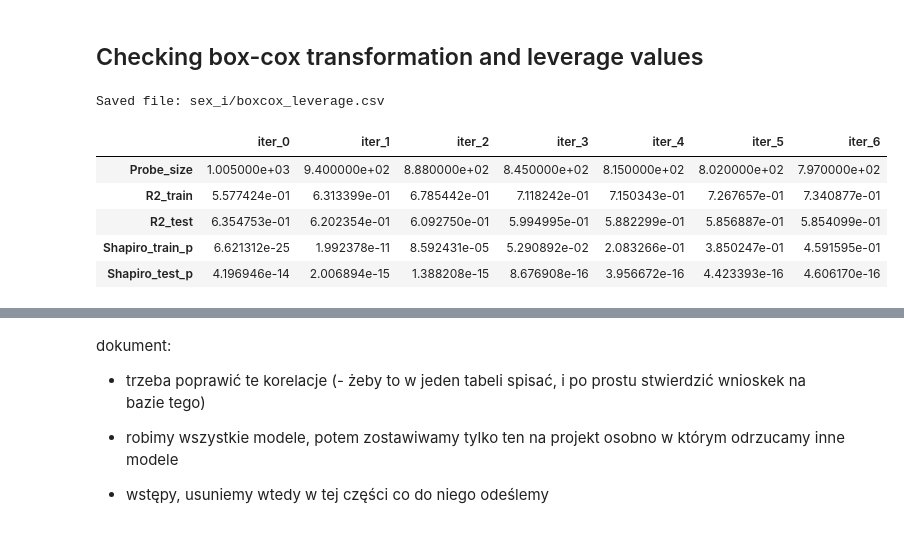
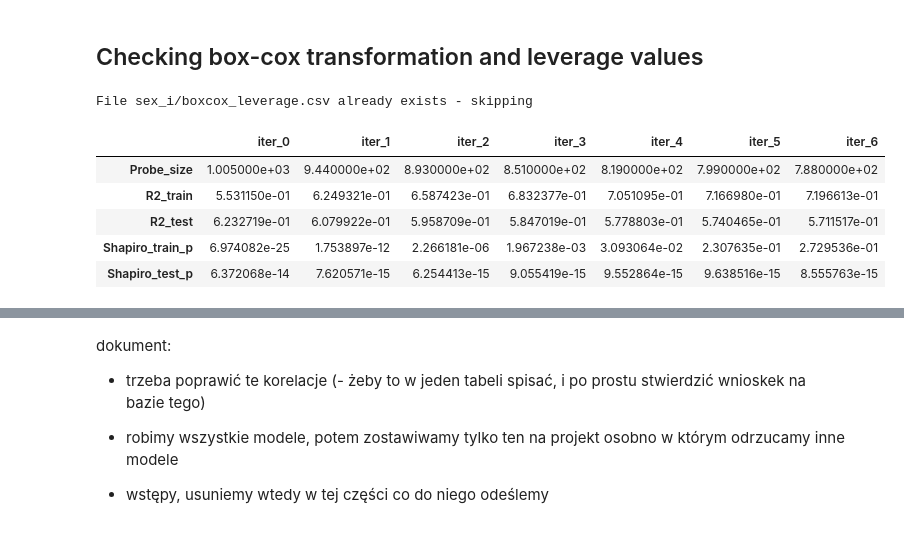
Before and after one commit to maxi7524/econometry_project_abalone, a Jupyter notebook: projekt_python.ipynb, the cells around one changed output, grey strips where cells are left out. Drawn from its saved outputs; the diff is of its cells as text; code cells hidden in the pictures.

```diff
--- a/projekt_python.ipynb
+++ b/projekt_python.ipynb
@@ -593,6 +593,8 @@ File sex_i/vifs_after_F_test.csv already exists - skipping
 # %% [markdown]
 ## Checking box-cox transformation and leverage values
 # %%
+#### TA JEST NA BRUDNO, MOŻNA ZOBACZYĆ
+
 from sklearn.model_selection import train_test_split
 from sklearn.compose import ColumnTransformer
 from sklearn.preprocessing import PowerTransformer
@@ -609,7 +611,7 @@ def compute_r2(model, X, y):
 def fit_boxcox_transformer(X):
     boxcox_cols = list(range(1, X.shape[1]))
     ct = ColumnTransformer(
-        [("yeo_johnson", PowerTransformer(method="yeo-johnson"), boxcox_cols)],
+        [("box-cox", PowerTransformer(method="box-cox"), boxcox_cols)],
         remainder="passthrough"
     )
     ct.fit(X)
@@ -621,7 +623,7 @@ y = y_local
 X_train, X_test, y_train, y_test = train_test_split(X_glob, y, test_size=0.25, random_state=seed)
 
 # # Transform y_train za pomocą Yeo–Johnson
-# pty = PowerTransformer(method="yeo-johnson")
+# pty = PowerTransformer(method="box-cox")
 # y_train_arr = pty.fit_transform(y_train.values.reshape(-1, 1)).flatten()
 # y_train = pd.Series(y_train_arr, index=y_train.index)
 
@@ -630,17 +632,17 @@ X_train, X_test, y_train, y_test = train_test_split(X_glob, y, test_size=0.25, r
 # y_test = pd.Series(y_test_arr, index=y_test.index)
 
 
-ct = fit_boxcox_transformer(X_train)
-# Transform X_train
-X_train_arr = ct.transform(X_train)
-boxcox_cols = ct.transformers_[0][2]
-non_boxcox = [i for i in range(X_train.shape[1]) if i not in boxcox_cols]
-new_col_names = [X_train.columns[i] for i in boxcox_cols] + [X_train.columns[i] for i in non_boxcox]
-X_train = pd.DataFrame(X_train_arr, index=X_train.index, columns=new_col_names)[X_train.columns.tolist()]
+# ct = fit_boxcox_transformer(X_train)
+# # Transform X_train
+# X_train_arr = ct.transform(X_train)
+# boxcox_cols = ct.transformers_[0][2]
+# non_boxcox = [i for i in range(X_train.shape[1]) if i not in boxcox_cols]
+# new_col_names = [X_train.columns[i] for i in boxcox_cols] + [X_train.columns[i] for i in non_boxcox]
+# X_train = pd.DataFrame(X_train_arr, index=X_train.index, columns=new_col_names)[X_train.columns.tolist()]
 
-# Transform X_test using the same transformer and columns
-X_test_arr = ct.transform(X_test)
-X_test = pd.DataFrame(X_test_arr, index=X_test.index, columns=new_col_names)[X_train.columns.tolist()]
+# # Transform X_test using the same transformer and columns
+# X_test_arr = ct.transform(X_test)
+# X_test = pd.DataFrame(X_test_arr, index=X_test.index, columns=new_col_names)[X_train.columns.tolist()]
 
 indices = {0: X_train.index}
 metrics = {}
@@ -648,36 +650,36 @@ metric_names = ["Probe_size", "R2_train", "R2_test", "Shapiro_train_p", "Shapiro
 
 for i in range(7):
     idx = indices[i]
     X_loc = X_train.loc[idx]
     y_loc = y_train.loc[idx]
     model_i = sm.OLS(y_loc, X_loc).fit()
 
     r2_train = compute_r2(model_i, X_loc, y_loc)
     r2_test = compute_r2(model_i, X_test, y_test)
 
     resid_train = (y_loc.values.flatten() - model_i.predict(X_loc))
     shapiro_train_p = float(stats.shapiro(resid_train)[1]) if resid_train.shape[0] >= 3 else np.nan
 
     resid_test = (y_test.values.flatten() - model_i.predict(X_test))
     shapiro_test_p = float(stats.shapiro(resid_test)[1]) if resid_test.shape[0] >= 3 else np.nan
 
     metrics[f"iter_{i}"] = [int(X_loc.shape[0]), r2_train, r2_test, shapiro_train_p, shapiro_test_p]
 
     if i < 6:
         cooks = model_i.get_influence().cooks_distance[0]
         thresh = 4 / X_loc.shape[0]
         idx_keep = X_loc.index[cooks < thresh]
         indices[i + 1] = idx_keep
 
 results_df = pd.DataFrame(metrics, index=metric_names)
 save_file_safe(results_df, 'boxcox_leverage', 'csv', skip_if_exists=True)
 
 results_df
 # %% [output]
-Saved file: sex_i/boxcox_leverage.csv
+File sex_i/boxcox_leverage.csv already exists - skipping
 |  | iter_0 | iter_1 | iter_2 | iter_3 | iter_4 | iter_5 | iter_6 |
-| Probe_size | 1.005000e+03 | 9.400000e+02 | 8.880000e+02 | 8.450000e+02 | 8.150000e+02 | 8.020000e+02 | 7.970000e+02 |
-| R2_train | 5.577424e-01 | 6.313399e-01 | 6.785442e-01 | 7.118242e-01 | 7.150343e-01 | 7.267657e-01 | 7.340877e-01 |
-| R2_test | 6.354753e-01 | 6.202354e-01 | 6.092750e-01 | 5.994995e-01 | 5.882299e-01 | 5.856887e-01 | 5.854099e-01 |
-| Shapiro_train_p | 6.621312e-25 | 1.992378e-11 | 8.592431e-05 | 5.290892e-02 | 2.083266e-01 | 3.850247e-01 | 4.591595e-01 |
-| Shapiro_test_p | 4.196946e-14 | 2.006894e-15 | 1.388208e-15 | 8.676908e-16 | 3.956672e-16 | 4.423393e-16 | 4.606170e-16 |
+| Probe_size | 1.005000e+03 | 9.440000e+02 | 8.930000e+02 | 8.510000e+02 | 8.190000e+02 | 7.990000e+02 | 7.880000e+02 |
+| R2_train | 5.531150e-01 | 6.249321e-01 | 6.587423e-01 | 6.832377e-01 | 7.051095e-01 | 7.166980e-01 | 7.196613e-01 |
+| R2_test | 6.232719e-01 | 6.079922e-01 | 5.958709e-01 | 5.847019e-01 | 5.778803e-01 | 5.740465e-01 | 5.711517e-01 |
+| Shapiro_train_p | 6.974082e-25 | 1.753897e-12 | 2.266181e-06 | 1.967238e-03 | 3.093064e-02 | 2.307635e-01 | 2.729536e-01 |
+| Shapiro_test_p | 6.372068e-14 | 7.620571e-15 | 6.254413e-15 | 9.055419e-15 | 9.552864e-15 | 9.638516e-15 | 8.555763e-15 |
```
Also changed, not shown: parts of 1 cell of this notebook, 3 other files.
